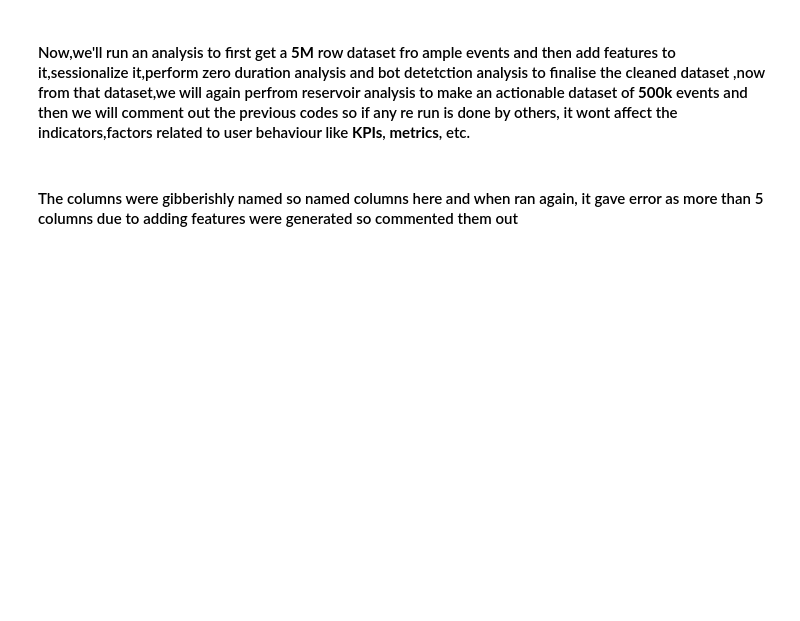
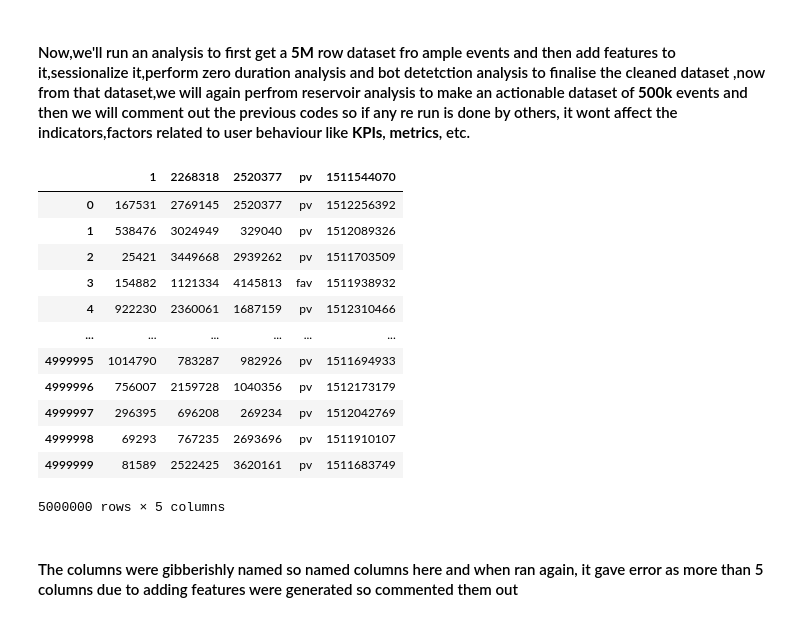
Before and after one commit to vivasvana1/FunnelAnalysis, a Jupyter notebook: FunnelAnalysis_1(Cleaning and Sampling).ipynb, the cells around one changed output. Drawn from its saved outputs; the diff is of its cells as text; code cells hidden in the pictures; blank space fills up the shorter version.

```diff
--- a/FunnelAnalysis_1(Cleaning and Sampling).ipynb
+++ b/FunnelAnalysis_1(Cleaning and Sampling).ipynb
@@ -30,12 +32,26 @@
 # %%
 import matplotlib.pyplot as plt
 import seaborn as sns
 import numpy as np
 import plotly.express as px
 import pandas as pd
 
 
-# df=pd.read_csv("FunnelAnalysis.csv",index_col=0)
+df=pd.read_csv("FunnelAnalysis.csv",index_col=0)
 
-# df
+df
+# %% [output]
+|  | 1 | 2268318 | 2520377 | pv | 1511544070 |
+| 0 | 167531 | 2769145 | 2520377 | pv | 1512256392 |
+| 1 | 538476 | 3024949 | 329040 | pv | 1512089326 |
+| 2 | 25421 | 3449668 | 2939262 | pv | 1511703509 |
+| 3 | 154882 | 1121334 | 4145813 | fav | 1511938932 |
+| 4 | 922230 | 2360061 | 1687159 | pv | 1512310466 |
+| ... | ... | ... | ... | ... | ... |
+| 4999995 | 1014790 | 783287 | 982926 | pv | 1511694933 |
+| 4999996 | 756007 | 2159728 | 1040356 | pv | 1512173179 |
+| 4999997 | 296395 | 696208 | 269234 | pv | 1512042769 |
+| 4999998 | 69293 | 767235 | 2693696 | pv | 1511910107 |
+| 4999999 | 81589 | 2522425 | 3620161 | pv | 1511683749 |
+5000000 rows × 5 columns
 # %%
```
Also changed, not shown: parts of 18 cells of this notebook, 2 other files.
